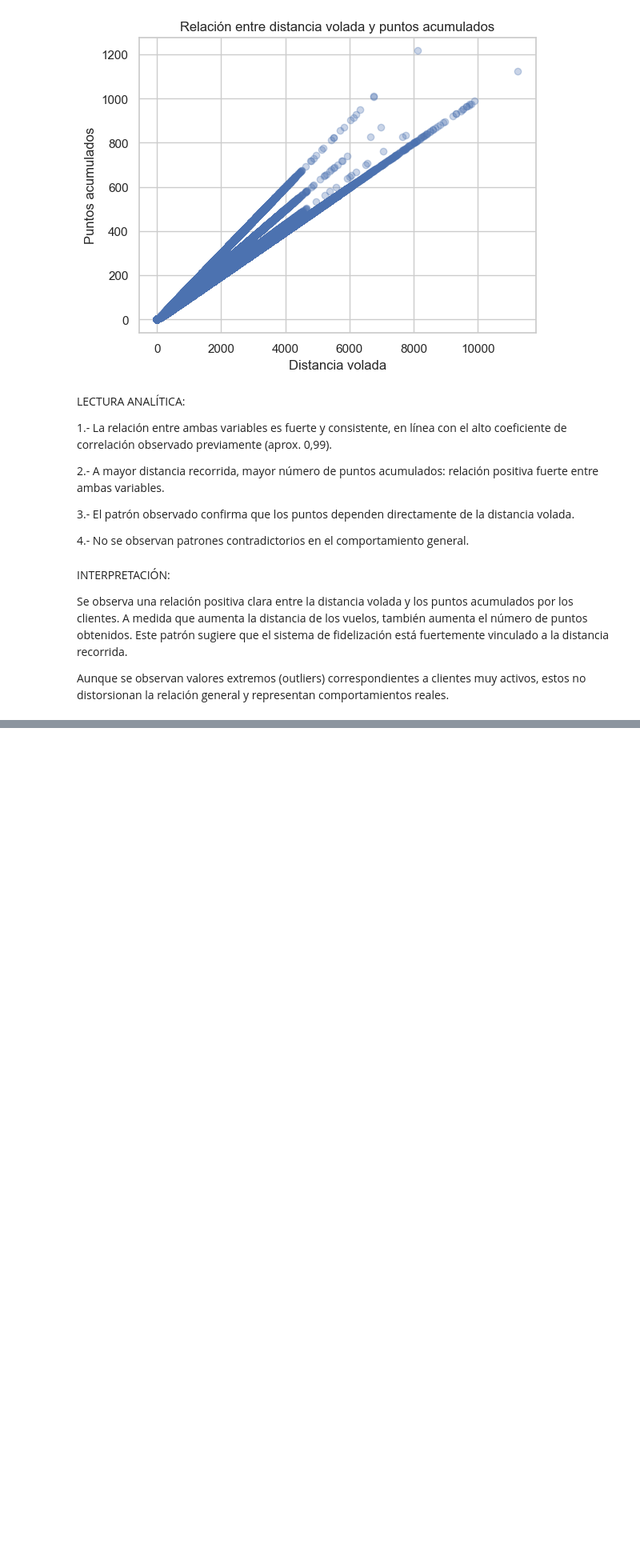
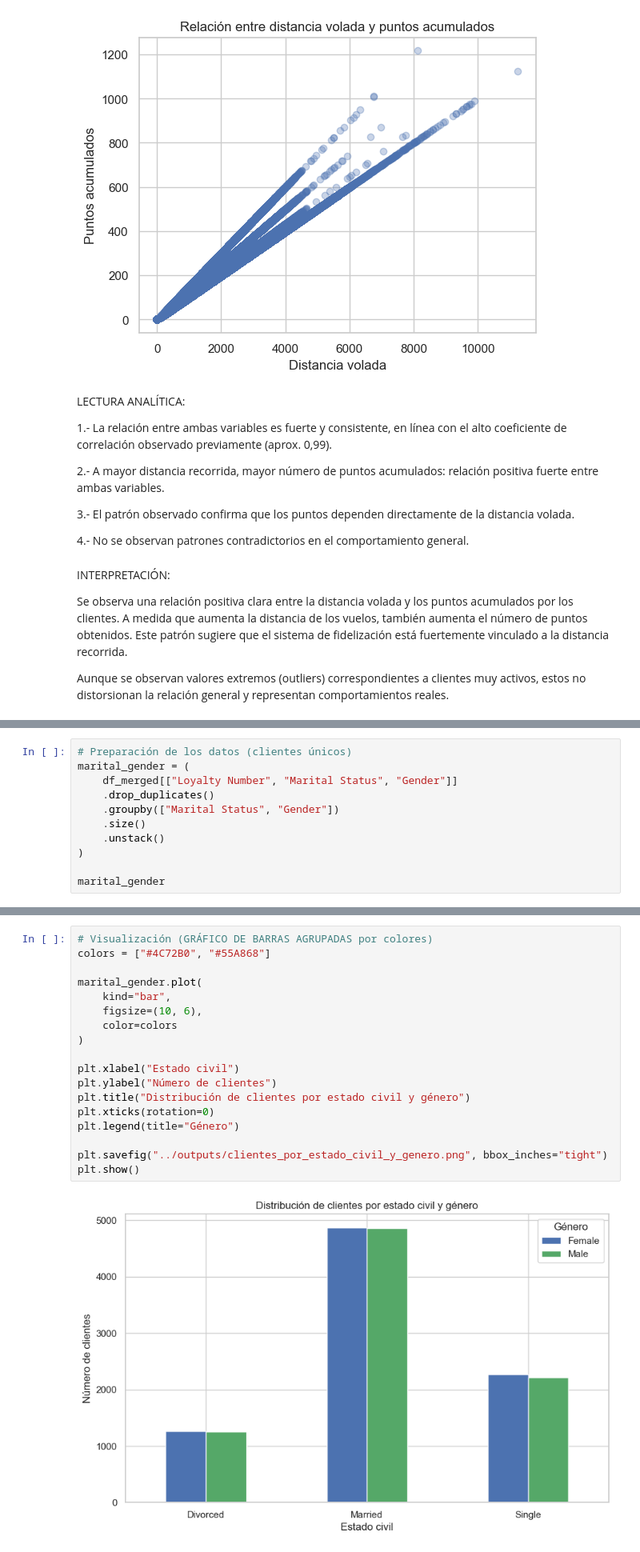
Before and after one commit to Adalab/bda-modulo-3-evaluacion-final-MatiC-hub-1, a Jupyter notebook: notebooks/resolucion_final.ipynb, the cells around one changed output, grey strips where cells are left out. Shown at 80% size. Saved outputs shown, nothing was run; the diff lists cells and outputs as text; blank space fills up the shorter version.

```diff
--- a/notebooks/resolucion_final.ipynb
+++ b/notebooks/resolucion_final.ipynb
@@ -1172,0 +1413,11 @@ Aunque se observan valores extremos (outliers) correspondientes a clientes muy a
+# %%
+# Preparación de los datos (clientes únicos)
+marital_gender = (
+    df_merged[["Loyalty Number", "Marital Status", "Gender"]]
+    .drop_duplicates()
+    .groupby(["Marital Status", "Gender"])
+    .size()
+    .unstack()
+)
+
+marital_gender
@@ -1172,0 +1430,20 @@ Aunque se observan valores extremos (outliers) correspondientes a clientes muy a
+# %%
+# Visualización (GRÁFICO DE BARRAS AGRUPADAS por colores)
+colors = ["#4C72B0", "#55A868"]
+
+marital_gender.plot(
+    kind="bar",
+    figsize=(10, 6),
+    color=colors
+)
+
+plt.xlabel("Estado civil")
+plt.ylabel("Número de clientes")
+plt.title("Distribución de clientes por estado civil y género")
+plt.xticks(rotation=0)
+plt.legend(title="Género")
+
+plt.savefig("../outputs/clientes_por_estado_civil_y_genero.png", bbox_inches="tight")
+plt.show()
+# %% [output]
+[figure, added]
```
Also changed, not shown: parts of 42 cells of this notebook, 5 other files.
